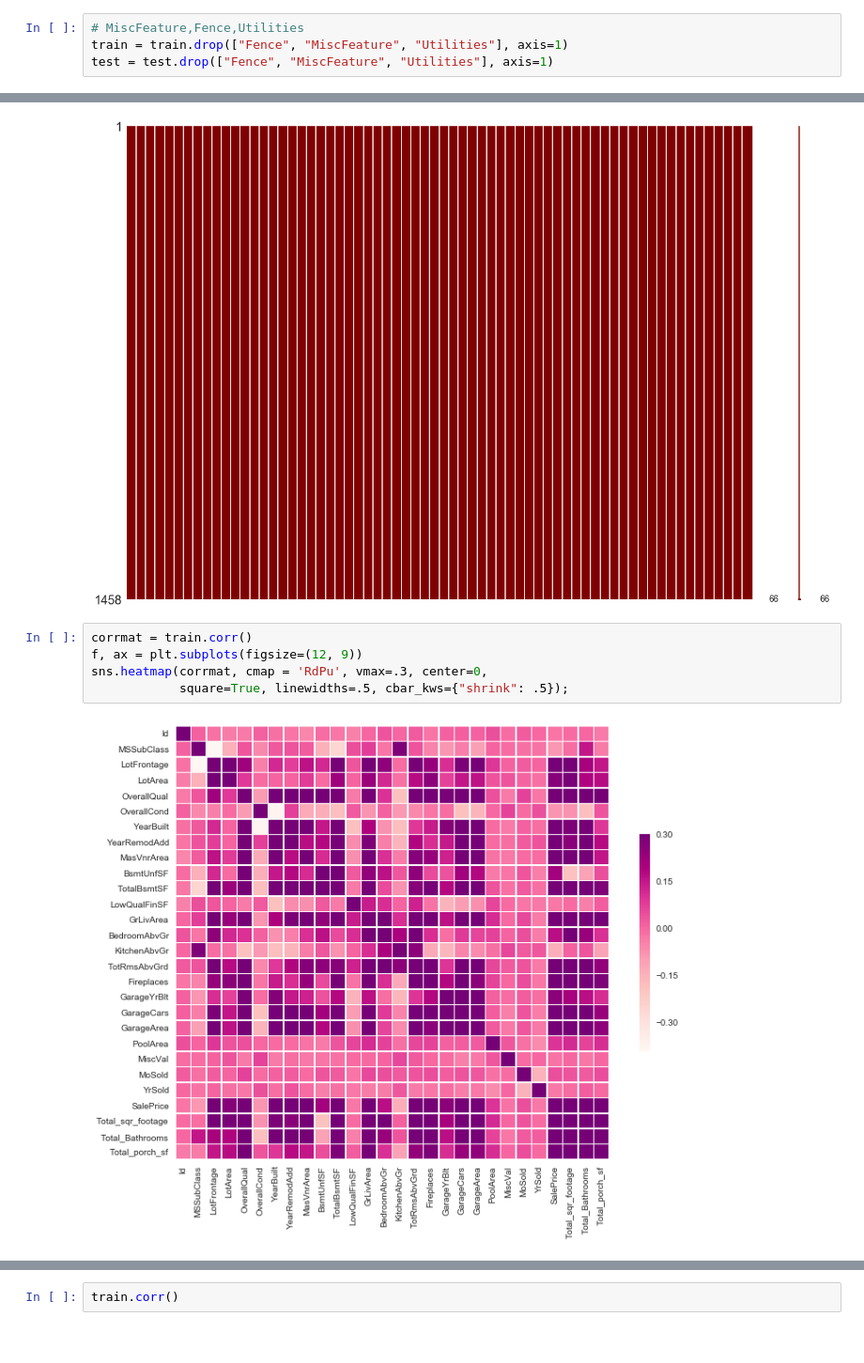
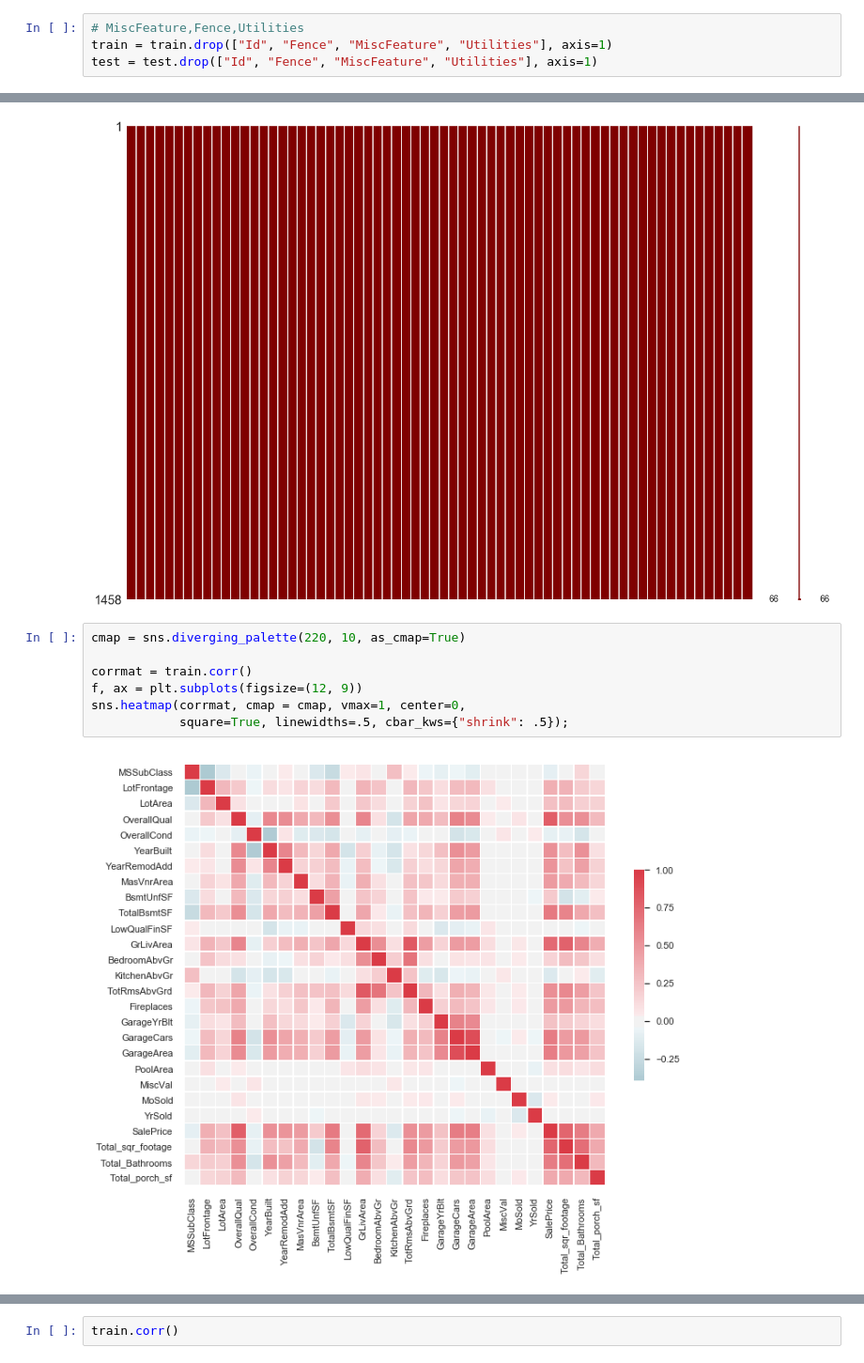
Before and after one commit to tstellamaris/MLProject, a Jupyter notebook: Stella/Stella_3.ipynb, the cells around one changed output, grey strips where cells are left out. Shown at 94% size. Drawn from its saved outputs; the diff is of its cells as text.

```diff
--- a/Stella/Stella_3.ipynb
+++ b/Stella/Stella_3.ipynb
@@ -1047,8 +1047,8 @@ test['Total_porch_sf'] = (test['OpenPorchSF'] + test['3SsnPorch'] +
 test = test.drop(columns=['BsmtFinSF1', 'BsmtFinSF2', '1stFlrSF', '2ndFlrSF', 'FullBath','HalfBath', 'BsmtFullBath', 'BsmtHalfBath', 'OpenPorchSF', '3SsnPorch', 'EnclosedPorch', 'ScreenPorch','WoodDeckSF', 'LandSlope', 'Exterior2nd'])
 # %%
 # MiscFeature,Fence,Utilities
-train = train.drop(["Fence", "MiscFeature", "Utilities"], axis=1)
-test = test.drop(["Fence", "MiscFeature", "Utilities"], axis=1)
+train = train.drop(["Id", "Fence", "MiscFeature", "Utilities"], axis=1)
+test = test.drop(["Id", "Fence", "MiscFeature", "Utilities"], axis=1)
 # %%
 print('training data+++++++++++++++++++++')
 for i in np.arange(train.shape[1]):
@@ -1070,12 +1070,14 @@ msno.matrix(df=train, figsize=(20,14), color=(0.5,0,0))
 <matplotlib.axes._subplots.AxesSubplot at 0x...>
 [figure]
 # %%
+cmap = sns.diverging_palette(220, 10, as_cmap=True)
+
 corrmat = train.corr()
 f, ax = plt.subplots(figsize=(12, 9))
-sns.heatmap(corrmat, cmap = 'RdPu', vmax=.3, center=0,
+sns.heatmap(corrmat, cmap = cmap, vmax=1, center=0,
             square=True, linewidths=.5, cbar_kws={"shrink": .5});
 # %% [output]
-[figure, old version]
+[figure, new version]
 # %%
 #saleprice correlation matrix
 k = 10 #number of variables for heatmap
```
Also changed, not shown: parts of 2 cells of this notebook, 3 other files.
